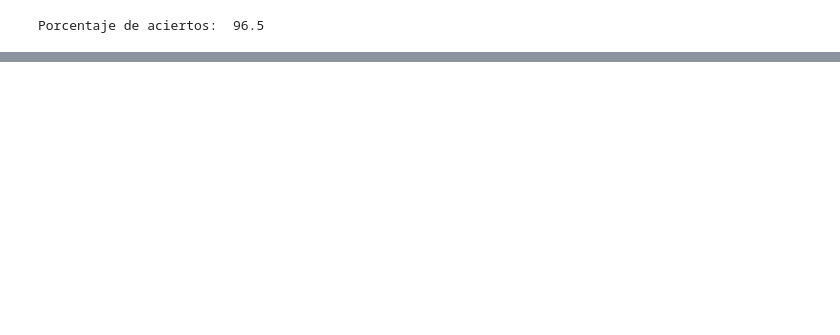
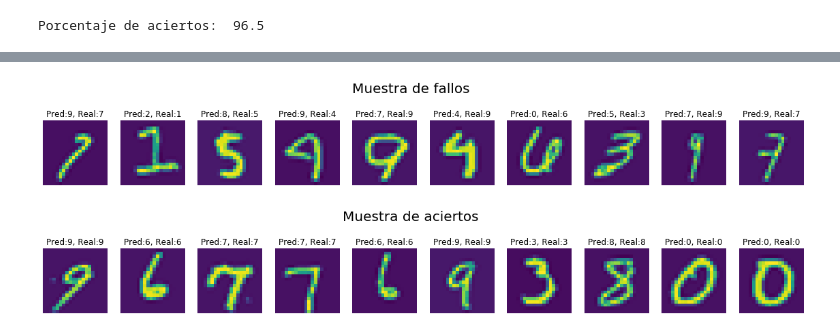
Before and after one commit to pablodll/Aprendizaje-Automatico, a Jupyter notebook: Practica3/Practica3.ipynb, the cells around one changed output, grey strips where cells are left out. Cells and saved outputs as stored; diff of their text form; code cells hidden in the pictures; blank space fills up the shorter version.

```diff
--- a/Practica3/Practica3.ipynb
+++ b/Practica3/Practica3.ipynb
@@ -81,10 +81,16 @@ def oneVsAll(X, y, num_etiquetas, reg):
 
     return classifiers
 # %%
-lambda_param = 0.1
-classifiers = oneVsAll(X, y, num_etiquetas, lambda_param)
+regul_param = 0.1
+classifiers = oneVsAll(X, y, num_etiquetas, regul_param)
 # %%
 # Almacenamos en una matriz de 5000x9 las probabilidades de que cada ejemplo pertenezca a una clase
 probabilities = sigmoid(np.matmul(X, classifiers.T))
 # Nos quedamos con el indice (la clase) que tenga la probabilidad más alta
 predictions = np.argmax(probabilities, axis=1)
+# %%
+fallos =  np.where([predictions != y])[1]
+print('Numero de fallos:', len(fallos))
+
+aciertos = np.where([predictions == y])[1]
+print('Numero de aciertos:', len(aciertos))
@@ -116,0 +105,26 @@ Pred: 2 Real: 2
+# %%
+sample = fallos[np.random.choice(fallos.shape[0], 10)]
+
+fig, axs = plt.subplots(1, 10, figsize=(20, 3), sharey=True)
+fig.suptitle('Muestra de fallos', size=20)
+i = 0
+for fallo in sample:
+    axs[i].imshow(X[fallo, 1:].reshape(-1,20).T)
+    axs[i].axis('off')
+    axs[i].set_title('Pred:{}, Real:{}'.format(predictions[fallo], y[fallo]))
+    i = i + 1
+# %% [output]
+[figure, added]
+# %%
+sample = aciertos[np.random.choice(aciertos.shape[0], 10)]
+
+fig, axs = plt.subplots(1, 10, figsize=(20, 3), sharey=True)
+fig.suptitle('Muestra de aciertos', size=20)
+i = 0
+for acierto in sample:
+    axs[i].imshow(X[acierto, 1:].reshape(-1,20).T)
+    axs[i].axis('off')
+    axs[i].set_title('Pred:{}, Real:{}'.format(predictions[acierto], y[acierto]))
+    i = i + 1
+# %% [output]
+[figure, added]
```
Also changed, not shown: parts of 3 cells of this notebook.
